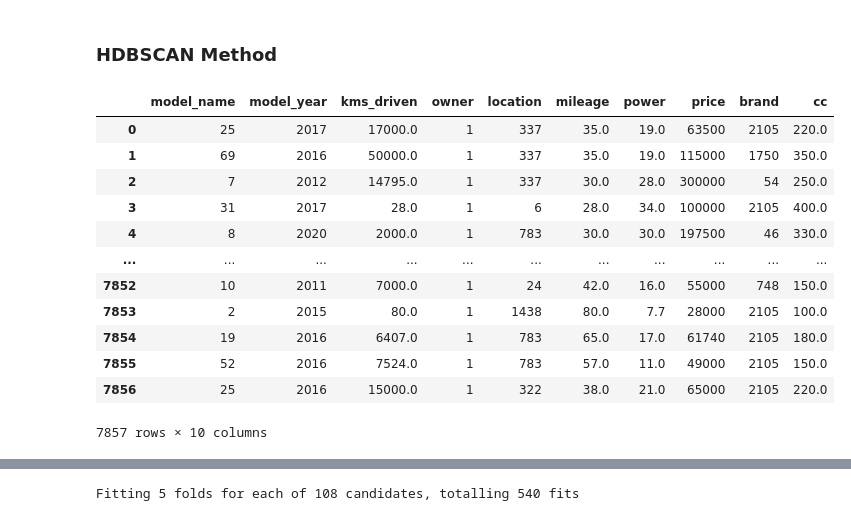
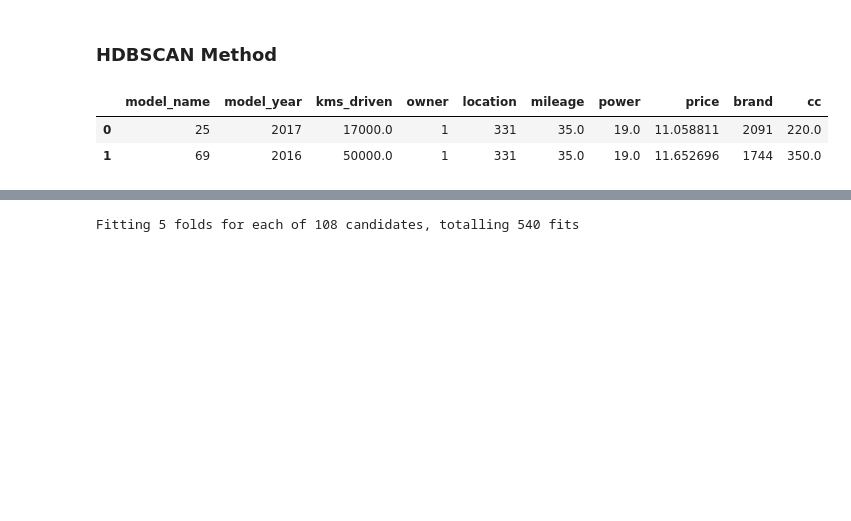
Before and after one commit to sushantkas/Pr-2-used-bikes, a Jupyter notebook: ML_Model.ipynb, the cells around one changed output, grey strips where cells are left out. Drawn from its saved outputs; the diff is of its cells as text; code cells hidden in the pictures; blank space fills up the shorter version.

```diff
--- a/ML_Model.ipynb
+++ b/ML_Model.ipynb
@@ -72,0 +88,5 @@ df.shape
+# %%
+lower_cap = bikes['price'].quantile(0.01)
+upper_cap = bikes['price'].quantile(0.99)
+df['price'] = bikes['price'].clip(lower=lower_cap, upper=upper_cap)
+df["price"]
@@ -73,3 +122,5 @@ df.shape
+# %%
+bikes=bikes.loc[df["price"].index]
 # %%
 # Filter bikes where its index is NOT in df.index
 filtered_bikes = bikes[~bikes.index.isin(df.index)]
@@ -155,3 +189,9 @@ ML_scale_tranfsormed(bikes).transform_data_freq()
 # %%
 # Transforming Price column with log as Data is Highly Right skewed
-#bikes['price'] = np.log1p(bikes['price']) # with log transformation r2 score is decreasing not giving good results hence not utlizing it
+bikes['price'] = np.log1p(bikes['price']) # with log transformation r2 score is decreasing not giving good results hence not utlizing it
+# %%
+"""from sklearn.preprocessing import QuantileTransformer
+import seaborn as sns
+pt = QuantileTransformer(output_distribution='normal')
+bikes['price'] = pt.fit_transform(bikes[['price']])
+sns.histplot(bikes["price"]);"""
@@ -327,21 +373,11 @@ import hdbscan
 #cluster= DBSCAN(eps=0.5, min_samples=10)
 cluster=hdbscan.HDBSCAN(min_cluster_size=4)
 # %%
-bikes
+bikes.head(2)
 # %% [output]
 |  | model_name | model_year | kms_driven | owner | location | mileage | power | price | brand | cc |
-| 0 | 25 | 2017 | 17000.0 | 1 | 337 | 35.0 | 19.0 | 63500 | 2105 | 220.0 |
-| 1 | 69 | 2016 | 50000.0 | 1 | 337 | 35.0 | 19.0 | 115000 | 1750 | 350.0 |
-| 2 | 7 | 2012 | 14795.0 | 1 | 337 | 30.0 | 28.0 | 300000 | 54 | 250.0 |
-| 3 | 31 | 2017 | 28.0 | 1 | 6 | 28.0 | 34.0 | 100000 | 2105 | 400.0 |
-| 4 | 8 | 2020 | 2000.0 | 1 | 783 | 30.0 | 30.0 | 197500 | 46 | 330.0 |
-| ... | ... | ... | ... | ... | ... | ... | ... | ... | ... | ... |
-| 7852 | 10 | 2011 | 7000.0 | 1 | 24 | 42.0 | 16.0 | 55000 | 748 | 150.0 |
-| 7853 | 2 | 2015 | 80.0 | 1 | 1438 | 80.0 | 7.7 | 28000 | 2105 | 100.0 |
-| 7854 | 19 | 2016 | 6407.0 | 1 | 783 | 65.0 | 17.0 | 61740 | 2105 | 180.0 |
-| 7855 | 52 | 2016 | 7524.0 | 1 | 783 | 57.0 | 11.0 | 49000 | 2105 | 150.0 |
-| 7856 | 25 | 2016 | 15000.0 | 1 | 322 | 38.0 | 21.0 | 65000 | 2105 | 220.0 |
+| 0 | 25 | 2017 | 17000.0 | 1 | 331 | 35.0 | 19.0 | 11.058811 | 2091 | 220.0 |
+| 1 | 69 | 2016 | 50000.0 | 1 | 331 | 35.0 | 19.0 | 11.652696 | 1744 | 350.0 |
-7857 rows × 10 columns
 # %%
 # Scaling Columns and Data Scaling
 from sklearn.preprocessing import RobustScaler, StandardScaler
```
Also changed, not shown: parts of 50 cells of this notebook, 2 other files.
